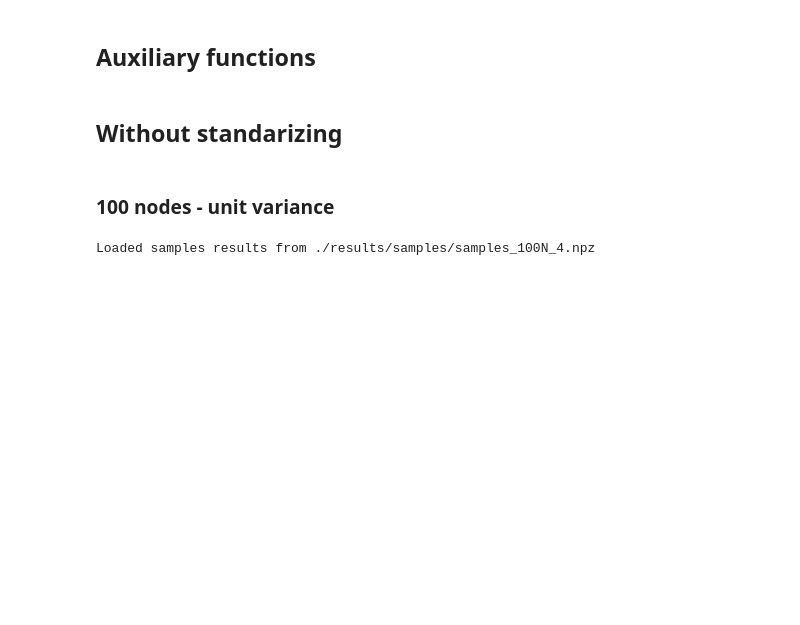
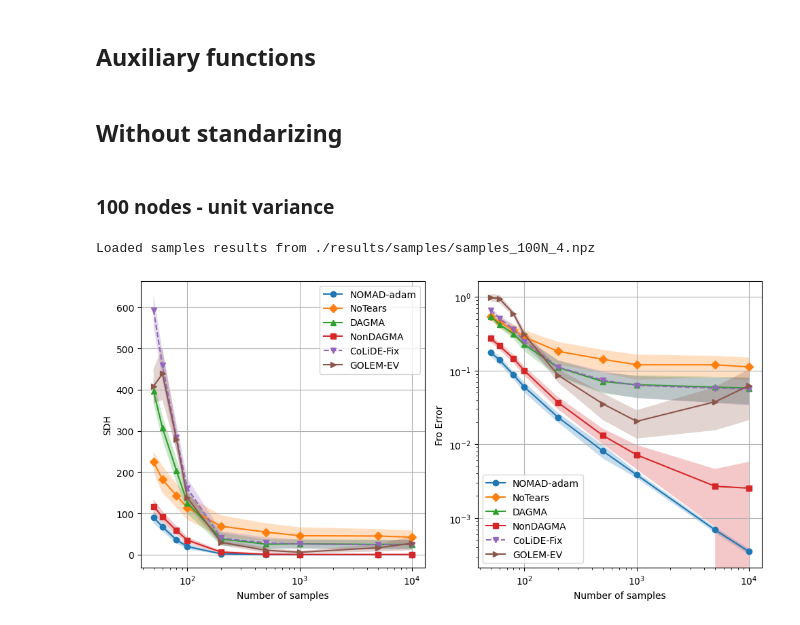
Before and after one commit to reysam93/cvx_dag_learning, a Jupyter notebook: synthetic/notebooks/number_samples.ipynb, the cells around one changed output. Saved outputs shown, nothing was run; the diff lists cells and outputs as text; code cells hidden in the pictures; blank space fills up the shorter version.

```diff
--- a/synthetic/notebooks/number_samples.ipynb
+++ b/synthetic/notebooks/number_samples.ipynb
@@ -223,4 +347,15 @@ shd, tpr, fdr, fscore, err, acyc, runtime, dag_count, Exps, N_samples = run_or_l
 )
 # %% [output]
 Loaded samples results from ./results/samples/samples_100N_4.npz
+# %%
+skip = [1, 4, 7]  #NonDAGMA is 4 or 5
+
+fig, axes = plt.subplots(1, 2, figsize=(10, 5))
+utils.plot_data(axes[0], shd, Exps, N_samples, 'Number of samples', 'SDH', skip,
+                agg='mean', deviation='std', alpha=0.25)
+utils.plot_data(axes[1], err, Exps, N_samples, 'Number of samples', 'Fro Error', skip,
+                agg='mean', deviation='std', alpha=0.25, plot_func='loglog')
+plt.tight_layout()
+# %% [output]
+[figure, added]
 # %%
```
Also changed, not shown: parts of 3 cells of this notebook, 2 other files.
